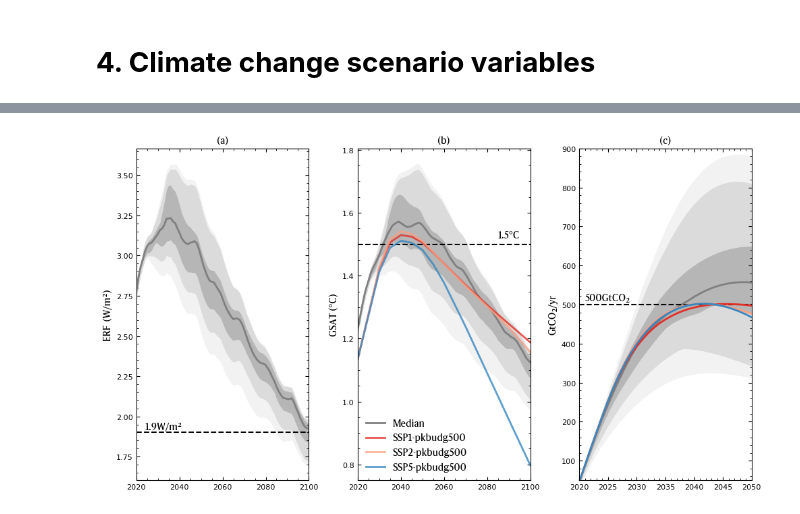
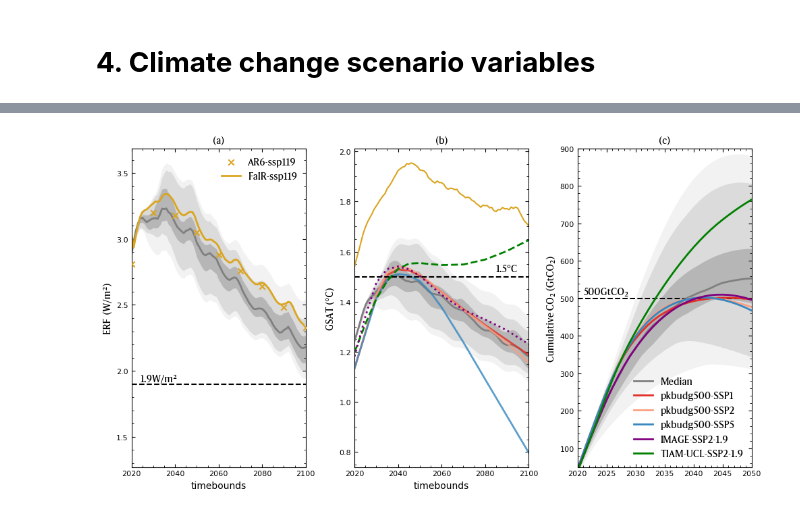
Before and after one commit to Michael-ljn/pathways-H2-prod-within-PBs, a Jupyter notebook: code/2_02_allocated_space.ipynb, the cells around one changed output, grey strips where cells are left out. Saved outputs shown, nothing was run; the diff lists cells and outputs as text; code cells hidden in the pictures.

```diff
--- a/code/2_02_allocated_space.ipynb
+++ b/code/2_02_allocated_space.ipynb
@@ -28,3 +28,4 @@ using CSV,DataFrames,XLSX,Statistics, Interpolations
 using LinearAlgebra,SparseArrays
 using JLD2
 include("Utils/2_02_utils.jl");
+xr = pyimport("xarray");
@@ -264,11 +216,2 @@ share=get_vals("SE|Hydrogen")./get_vals("SE")
 # %% [markdown]
 In this section, we use the results derived from the analysis in the [AR6.ipynb](AR6.ipynb) notebook.
-# %%
-mins = mapslices(x -> minimum(x), SAP; dims=1)|>vec
-maxs = mapslices(x -> maximum(x), SAP; dims=1)|>vec
-
-q_5 = mapslices(x -> quantile(x, 0.05), SAP; dims=1)|>vec
-q_25 = mapslices(x -> quantile(x, 0.25), SAP; dims=1)|>vec
-q_50 = median(SAP, dims=1)|>vec
-q_75 = mapslices(x -> quantile(x, 0.75), SAP; dims=1)|>vec;
-q_95 = mapslices(x -> quantile(x, 0.95), SAP; dims=1)|>vec
@@ -510,3 +421,11 @@ $$
 # @save respath*"aSOS.jld" 𝛀ᴾᵇ05 𝛀ᴾᵇ50 𝛀ᴾᵇ95 𝛀ᴰ05 𝛀ᴰ50 𝛀ᴰ95
 # %% [markdown]
 # **4. Climate change scenario variables**
+# %%
+fair_ds = xr.open_dataset("/Users/mickael/Library/CloudStorage/OneDrive-UNSW/Research/Publications/Journal articles/1_Natcoms/Submission/Source data/01_input/FAIR/climate_data.nc")
+
+GSTA_fair=fair_ds.GSTA.median(dim="config").sel(layer=0,scenario="ssp119",timebounds=(2015:1:2105).-1)
+GSTA_fair_10yr_avg = GSTA_fair.rolling(timebounds=50, center=true).mean()
+EFR_fair= fair_ds.ERF.median(dim="config").sel(scenario="ssp119",timebounds=(2020:1:2100).-1)
+EFR_CO2_fair= fair_ds.CO2_erf.median(dim="config").sel(scenario="ssp119",timebounds=(2020:1:2100).-1)
+atCO2_fair= fair_ds.atco2.median(dim="config").sel(scenario="ssp119",timebounds=(2020:1:2100).-1);
@@ -513,12 +595,10 @@ $$
 # %%
-GSTA=get_vals("AR6 climate diagnostics|Surface Temperature (GSAT)|MAGICCv7.5.3|50.0th Percentile",SSP=AR6a)|>Matrix
-RF=get_vals("AR6 climate diagnostics|Effective Radiative Forcing|MAGICCv7.5.3|50.0th Percentile",SSP=AR6a)|>Matrix;
+years=2020:1:2100
+year_index=years.-2019
 
 fig, axs = plt.subplots(1, 3,figsize=(10, 5.5))#1, 2, figsize=(10, 5.5)
-scn_varmo=get_vals("Temperature|Global Mean")|>Matrix
-yrs_varmo=parse.(Int,names(get_vals("Temperature|Global Mean")))
-
-for (ax,mat,l) in  zip(axs,[RF,GSTA],[nothing,"Median"])
+# yrs_varmo=parse.(Int,names(getVals("Temperature|Global Mean")))
+for (ax,mat,l) in  zip(axs,[RF,GSTA],[nothing,nothing])
     mins = minimum(mat, dims=1)|>vec
     maxs= maximum(mat, dims=1)|>vec
     q05 = mapslices(x -> quantile(x, 0.05), mat; dims=1)|>vec
@@ -527,49 +607,73 @@ for (ax,mat,l) in  zip(axs,[RF,GSTA],[nothing,"Median"])
     q75 = mapslices(x -> quantile(x, 0.75), mat; dims=1)|>vec
     q95 = mapslices(x -> quantile(x, 0.95), mat; dims=1)|>vec
 
-    ax.plot(collect(2020:1:2100), q50,color="grey",label=l,lw=2)
-    ax.fill_between(x=collect(2020:1:2100), y1=mins, y2=maxs, color="grey",linewidth=0, alpha=0.1)
-    ax.fill_between(x=collect(2020:1:2100), y1=q05, y2=q95, color="grey",linewidth=0, alpha=0.2)
-    ax.fill_between(x=collect(2020:1:2100), y1=q25, y2=q75, color="grey",linewidth=0, alpha=0.4)
+    ax.plot(years, q50[year_index],color="grey",label=l,lw=2)
+    ax.fill_between(years, y1=mins[year_index], y2=maxs[year_index], color="grey",linewidth=0, alpha=0.1)
+    ax.fill_between(years, y1=q05[year_index], y2=q95[year_index], color="grey",linewidth=0, alpha=0.2)
+    ax.fill_between(years, y1=q25[year_index], y2=q75[year_index], color="grey",linewidth=0, alpha=0.4)
     ax.set_ylabel(l, fontproperties=font_prop)
     ax.tick_params(axis="both", direction="in")
 end
+## IPCC AR6 data
+ssp19_years = [2020, 2030, 2040, 2050, 2060, 2070, 2080, 2090, 2100, 2200, 2300, 2400, 2500]
+ssp19_erf = [2.81, 3.20, 3.18, 3.05, 2.88, 2.76, 2.64, 2.48, 2.33, 1.58, 1.49, 1.42, 1.38]
+axs[1].scatter(ssp19_years, ssp19_erf,marker="x",color="goldenrod", label="AR6-ssp119",zorder=3)
+EFR_fair.plot(x="timebounds", ax=axs[1],label="FaIR-ssp119", lw=2, color="goldenrod")
 
+axs[2].plot(2020:1:2100, GSTA_rmd[:,(2020:1:2100).-2019]',label=["SSP1-pkbudg500","SSP2-pkbudg500", "SSP5-pkbudg500"],lw=2,linestyle="-",alpha=0.8)
+axs[2].plot(2020:1:2100, GSTA_tucl[:,(2020:1:2100).-2019]',label="TIAM-UCL-SSP2-1.9",lw=2,linestyle="--",color="green")
+axs[2].plot(2020:1:2100, GSTA_img[:,(2020:1:2100).-2019]',label="IMAGE-SSP2-1.9",lw=2,linestyle=":",color="purple")
+GSTA_fair_10yr_avg.plot(x="timebounds", ax=axs[2],label="FaIR-SSP2-1.9", lw=1.5, color="goldenrod")
 
-axs[3].plot(collect(2020:1:2060), median(cumEmi_hr, dims=1)|>vec, color="grey", label="Median", lw=2)
-axs[3].fill_between(x=collect(2020:1:2060), y1=minimum(cumEmi_hr, dims=1)|>vec, y2=maximum(cumEmi_hr, dims=1)|>vec, color="grey", linewidth=0, alpha=0.1)
-axs[3].fill_between(x=collect(2020:1:2060), y1=mapslices(x -> quantile(x, 0.05), cumEmi_hr; dims=1)|>vec, y2=mapslices(x -> quantile(x, 0.95), cumEmi_hr; dims=1)|>vec, color="grey", linewidth=0, alpha=0.2)
-axs[3].fill_between(x=collect(2020:1:2060), y1=mapslices(x -> quantile(x, 0.25), cumEmi_hr; dims=1)|>vec, y2=mapslices(x -> quantile(x, 0.75), cumEmi_hr; dims=1)|>vec, color="grey", linewidth=0, alpha=0.4)
+year2050=2020:1:2050
+year_index2050=year2050.-2019
+cumEmi=cumsum(getVals("Emissions|CO2",df=df),dims=2).*1e-3
+cumEmi_rmd=cumsum(getVals("Emissions|CO2",df=rmd_df),dims=2).*1e-3
+cumEmi_q50=(median(cumEmi, dims=1)|>vec)[year_index2050]
+cumEmi_min=(minimum(cumEmi, dims=1)|>vec)[year_index2050]
+cumEmi_max=(maximum(cumEmi, dims=1)|>vec)[year_index2050]
+cumEmi_q05 = (mapslices(x -> quantile(x, 0.05), cumEmi; dims=1)|>vec)[year_index2050]
+cumEmi_q25 = (mapslices(x -> quantile(x, 0.25), cumEmi; dims=1)|>vec)[year_index2050]
+cumEmi_q75 = (mapslices(x -> quantile(x, 0.75), cumEmi; dims=1)|>vec)[year_index2050]
+cumEmi_q95 = (mapslices(x -> quantile(x, 0.95), cumEmi; dims=1)|>vec)[year_index2050]
+
+axs[3].plot(year2050, cumEmi_q50, color="grey", label="Median", lw=2)
+axs[3].fill_between(x=year2050, y1=cumEmi_min, y2=cumEmi_max, color="grey", linewidth=0, alpha=0.1)
+axs[3].fill_between(x=year2050, y1=cumEmi_q05, y2=cumEmi_q95, color="grey", linewidth=0, alpha=0.2) #90% proba
+axs[3].fill_between(x=year2050, y1=cumEmi_q25, y2=cumEmi_q75, color="grey", linewidth=0, alpha=0.4) # 70% proba
+axs[3].set_xlim(2020, 2050)
 axs[3].set_ylim(50, 900)
-axs[3].set_xlim(2020, 2050)
+axs[3].set_ylabel("Cumulative CO₂ (GtCO₂)", fontproperties=font_prop)
+axs[3].annotate("500GtCO₂", xy=(2021, 510), xytext=(2021, 510), fontsize=10, fontproperties=font_prop)
+axs[3].set_title("(c)", fontproperties=font_prop)
 axs[3].axhline([500],color="black",linestyle="--",xmax=1)
 for (i,k,l) in zip(1:3,["yellow","orange","purple"],["pkbudg500-SSP1","pkbudg500-SSP2","pkbudg500-SSP5"])
-    axs[3].plot(collect(2020:1:2050),(cumEmi_pkbudg500_hr[:,1:end-10][i,:])',linestyle="-",label=l,lw=2)
+    axs[3].plot(year2050,cumEmi_rmd[i,:][year_index2050],linestyle="-",label=l,lw=2)
 end
-axs[3].annotate("500GtCO₂", xy=(2021, 510), xytext=(2021, 510), fontsize=10, fontproperties=font_prop)
-axs[3].set_ylabel("GtCO₂/yr", fontproperties=font_prop)
-axs[3].set_title("(c)", fontproperties=font_prop)
+axs[3].plot(year2050,cumEmi_img[year_index2050],label="IMAGE-SSP2-1.9",color="purple",linestyle="-",lw=2)
+axs[3].plot(year2050,cumEmi_tucl[year_index2050],label="TIAM-UCL-SSP2-1.9",color="green",linestyle="-",lw=2)
+axs[3].legend(frameon=false, prop=font_prop)
 
 
 axs[1].axhline([1.9],color="black",linestyle="--",xmax=1)
 axs[2].axhline([1.5],color="black",linestyle="--",xmax=1)
 axs[1].annotate("1.9W/m²", xy=(2024, 1.92), xytext=(2024, 1.92), fontsize=10, fontproperties=font_prop)
 axs[2].annotate("1.5°C", xy=(2085, 1.52), xytext=(2085, 1.52), fontsize=10, fontproperties=font_prop)
-axs[2].plot(yrs_varmo, scn_varmo',label=["SSP1-pkbudg500","SSP2-pkbudg500", "SSP5-pkbudg500"],lw=2,linestyle="-",alpha=0.8)
-axs[2].legend(frameon=false, loc= "lower left", prop=font_prop)
-# axs[1].legend(frameon=false, prop=font_prop)
+
+# axs[2].legend(frameon=false, loc= "lower left", prop=font_prop)
+axs[1].legend(frameon=false, prop=font_prop)
 axs[1].set_ylabel("ERF  (W/m²)", fontproperties=font_prop)
 axs[2].set_ylabel("GSAT (°C)", fontproperties=font_prop)
 axs[1].set_xlim(2020, 2100)
 axs[2].set_xlim(2020, 2100)
 axs[1].set_title("(a)", fontproperties=font_prop)
 axs[2].set_title("(b)", fontproperties=font_prop)
 
 fig.tight_layout()
 
 display(plt.gcf())
 fig.savefig(respath*"climate_vars.svg", bbox_inches="tight",transparent=true)
 fig.savefig(respath*"climate_vars.png", dpi=800 ,bbox_inches="tight",transparent=true)
 plt.close("all")
 # %% [output]
-[figure, old version]
+[figure, new version]
```
Also changed, not shown: parts of 51 cells of this notebook, 31 other files.
